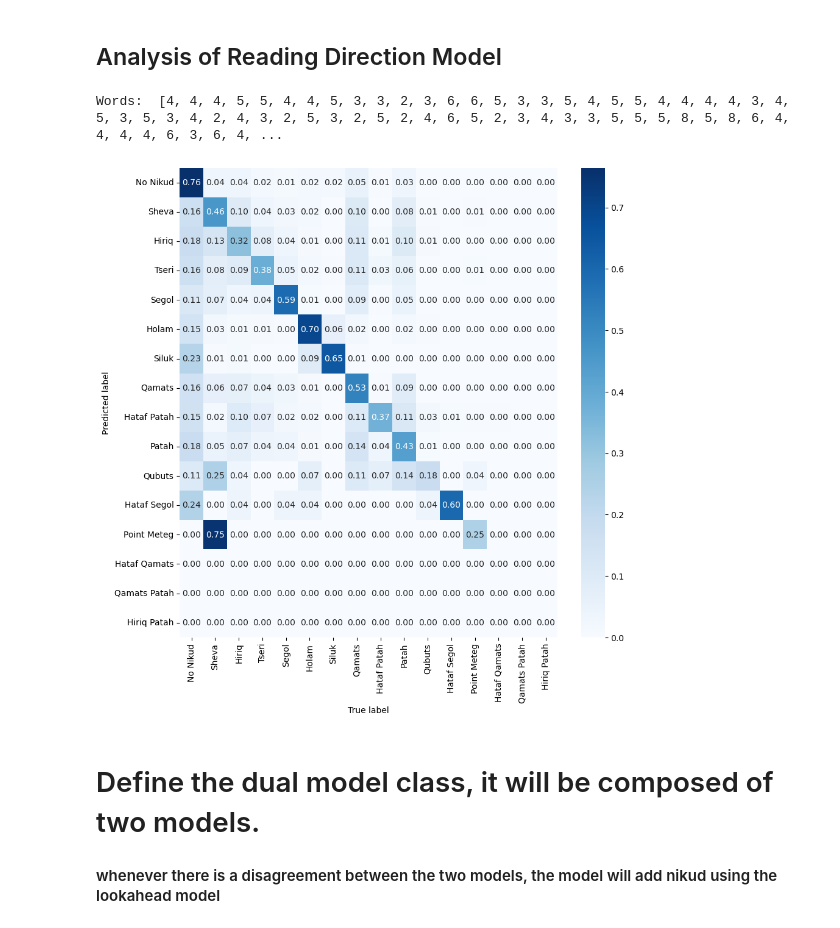
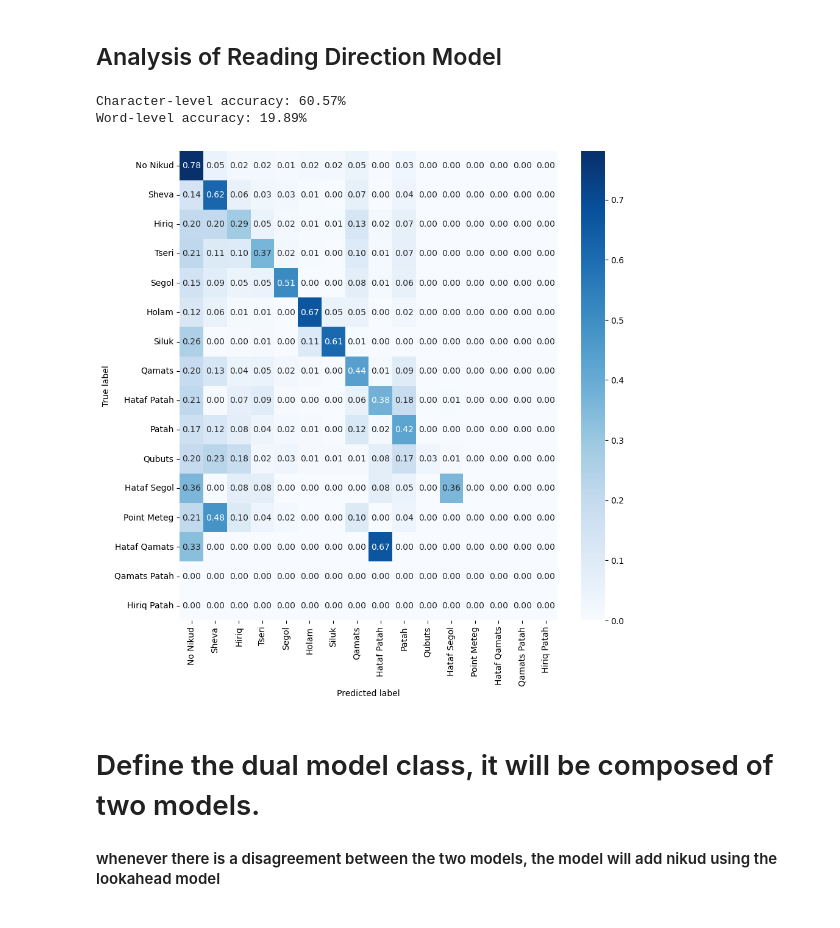
Before and after one commit to Lior-Baruch/Partial_Diacritization, a Jupyter notebook: PunctuationRestoration_DualModel.ipynb, the cells around one changed output. Saved outputs shown, nothing was run; the diff lists cells and outputs as text; code cells hidden in the pictures.

```diff
--- a/PunctuationRestoration_DualModel.ipynb
+++ b/PunctuationRestoration_DualModel.ipynb
@@ -715,7 +697,7 @@ print("train dataset[0] keys: ", train_dataset[0].keys())
 # 2. Transformer layer
 # 3. Fully connected layer
 
-embedding_dim = 1024
+embedding_dim = 512
 
 class FullSentenceModel(nn.Module):
     """ Transformer model for Nikud restoration. """
@@ -833,19 +856,19 @@ def hyperparameter_grid_search():
 # print number of trainable parameters
 # print(f'Number of trainable parameters: {sum(p.numel() for p in model.parameters() if p.requires_grad)}')
 
-label_weights_list = [0.5]#, 0.5, 0.33, 0.25]
+label_weights_list = [1]#, 0.5, 0.33, 0.25]
 for weight in label_weights_list:
     train_loss_history = []
     print(f'Starting weight: {weight}')
-    model = FullSentenceModel(vocab_size, nhead=8, num_layers=6, embedding_dim=512).to(device)
+    full_sentence_model = FullSentenceModel(vocab_size, nhead=8, num_layers=6, embedding_dim=512).to(device)
     print(f'Number of trainable parameters: {sum(p.numel() for p in model.parameters() if p.requires_grad)}')
-    optimizer = torch.optim.Adam(model.parameters(), lr=0.0001)
+    optimizer = torch.optim.Adam(full_sentence_model.parameters(), lr=0.0001)
     # Define AdamW optimizer
     # optimizer = torch.optim.AdamW(model.parameters(), lr=0.0001)
     scheduler = StepLR(optimizer, step_size=1, gamma=0.9)
     label_weights = set_no_nikud_weight(weight)
     weights = torch.tensor(list(label_weights.values())).to(device)
     criterion = nn.CrossEntropyLoss(ignore_index=len(label_to_id), weight=weights).to(device)
-    train_and_evaluate_full_model(model, train_loader, val_loader, optimizer, criterion, epochs=2)
+    train_and_evaluate_full_model(full_sentence_model, train_loader, val_loader, optimizer, criterion, epochs=2)
     print(f'Finished weight: {weight}')
     print('-----------------------------------')
@@ -1165,7 +1249,7 @@ optimizer = optim.Adam(reading_direction_model.parameters(), lr=0.001)
 train_directional_model_loss_history = []
 val_directional_model_loss_history = []
 # check if model is already trained
-if os.path.exists('directional_model_10_epoch.pt') and False:
+if os.path.exists('directional_model_10_epoch.pt'): # TODO: Delete (and False) to load model
     reading_direction_model.load_state_dict(torch.load('directional_model_10_epoch.pt'))
     print('Model loaded successfully!')
     with open('directional_model_10_epoch_loss_history.pkl', 'rb') as f:
@@ -1185,10 +1269,10 @@ else:
         plt.legend()
         plt.show()
 
-    # save 10 epoch lasm_model
+    # save directional_model_10_epoch
     torch.save(reading_direction_model.state_dict(), 'directional_model_10_epoch.pt')
     print('Model saved successfully!')
-    # save 10 epoch lasm_model_loss_history
+    # save directional_model_10_epoch_loss_history
     with open('directional_model_10_epoch_loss_history.pkl', 'wb') as f:
         pickle.dump([train_directional_model_loss_history, val_directional_model_loss_history], f)
     print('Model loss history saved successfully!')
@@ -1328,11 +1392,11 @@ def plot_confusion_matrix(actuals, predictions, labels):
     plt.figure(figsize=(10, 10))
     sns.heatmap(cm, annot=True, cmap='Blues', xticklabels=labels, yticklabels=labels, fmt='.2f')
     # sns.heathamap
-    plt.xlabel("True label")
-    plt.ylabel("Predicted label")
+    plt.ylabel("True label")
+    plt.xlabel("Predicted label")
     plt.show()
 
-def convert_labels_to_names(label_to_id, actuals, predictions):
+def convert_labels_to_names(actuals, predictions, label_to_id):
     """
     Convert the labels to their names.
     """
@@ -1348,4 +1412,4 @@ def convert_labels_to_names(label_to_id, actuals, predictions):
         label_names[label] = ' '.join(label_name)
     actuals = [label_names[label] for label in actuals]
     predictions = [label_names[label] for label in predictions]
-    return label_names, actuals, predictions
+    return actuals, predictions, label_names
@@ -1353,17 +1439,24 @@ def convert_labels_to_names(label_to_id, actuals, predictions):
 ## Analysis of Reading Direction Model
 # %%
 # get predictions for the test set
-actuals, predictions, words = predict_directional_model(reading_direction_model, test_loader)
-print("Words: ", words)
+actuals, predictions, word_lengths = predict_directional_model(reading_direction_model, test_loader)
 # convert the actual labels and the predictions to lists
 actuals = [id_to_label[label.item()] for label in actuals]
 predictions = [id_to_label[label.item()] for label in predictions]
+# predictions, actual_labels, all_words = predict_full_model(model, test_loader)
+char_accuracy = compute_character_accuracy(actuals, predictions)
+# word_boundaries = [batch["word_indices"] for batch in test_loader]  # Assuming this is how word boundaries are stored.
+word_accuracy = compute_word_accuracy(actuals, predictions, word_lengths)
+
+print(f"Character-level accuracy: {char_accuracy:.2%}")
+print(f"Word-level accuracy: {word_accuracy:.2%}")
 # convert the labels to names
-label_names, actuals, predictions = convert_labels_to_names(label_to_id, actuals, predictions)
+actuals, predictions, label_names = convert_labels_to_names(actuals, predictions, label_to_id)
 plot_confusion_matrix(actuals, predictions, list(label_names.values()))
 # %% [output]
-Words:  [4, 4, 4, 5, 5, 4, 4, 5, 3, 3, 2, 3, 6, 6, 5, 3, 3, 5, 4, 5, 5, 4, 4, 4, 4, 3, 4, 5, 3, 5, 3, 4, 2, 4, 3, 2, 5, 3, 2, 5, 2, 4, 6, 5, 2, 3, 4, 3, 3, 5, 5, 5, 8, 5, 8, 6, 4, 4, 4, 4, 6, 3, 6, 4, ...
+Character-level accuracy: 60.57%
+Word-level accuracy: 19.89%
-[figure, old version]
+[figure, new version]
 # %% [markdown]
 # Define the dual model class, it will be composed of two models.
 #### whenever there is a disagreement between the two models, the model will add nikud using the lookahead model
```
Also changed, not shown: parts of 13 cells of this notebook.
